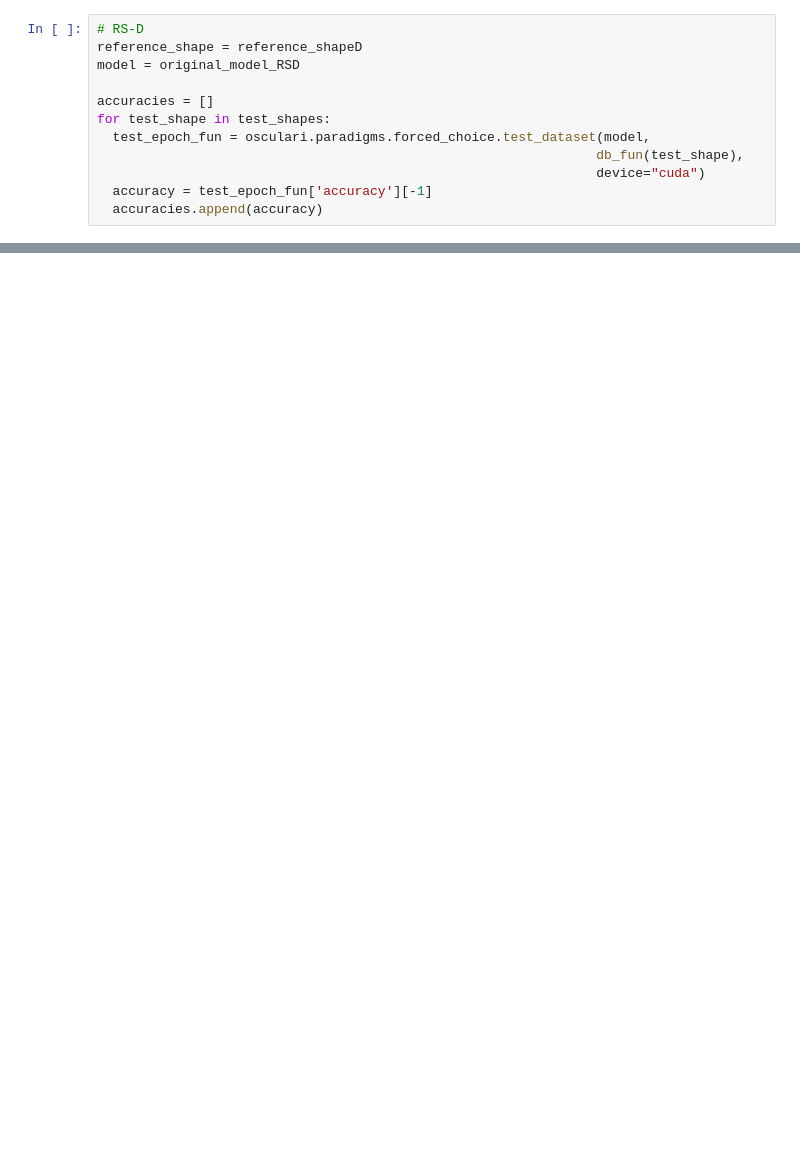
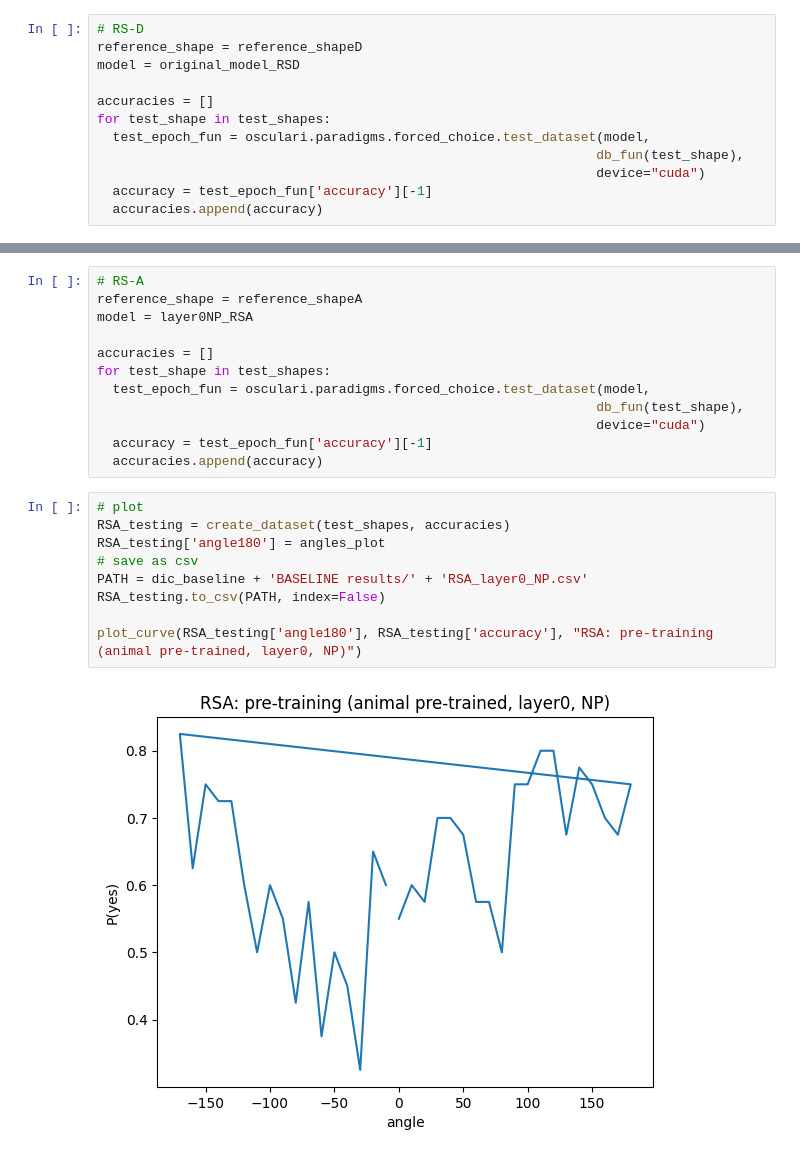
Before and after one commit to AnaBelenCarbajal/Thesis, a Jupyter notebook: Baseline_catLearningTask_FINAL.ipynb, the cells around one changed output, grey strips where cells are left out. Drawn from its saved outputs; the diff is of its cells as text; blank space fills up the shorter version.

```diff
--- a/Baseline_catLearningTask_FINAL.ipynb
+++ b/Baseline_catLearningTask_FINAL.ipynb
@@ -1029,0 +1040,23 @@ layer0NP_RSD.load_state_dict(weights_layer0_NP)
+# %%
+# RS-A
+reference_shape = reference_shapeA
+model = layer0NP_RSA
+
+accuracies = []
+for test_shape in test_shapes:
+  test_epoch_fun = osculari.paradigms.forced_choice.test_dataset(model,
+                                                                db_fun(test_shape),
+                                                                device="cuda")
+  accuracy = test_epoch_fun['accuracy'][-1]
+  accuracies.append(accuracy)
+# %%
+# plot
+RSA_testing = create_dataset(test_shapes, accuracies)
+RSA_testing['angle180'] = angles_plot
+# save as csv
+PATH = dic_baseline + 'BASELINE results/' + 'RSA_layer0_NP.csv'
+RSA_testing.to_csv(PATH, index=False)
+
+plot_curve(RSA_testing['angle180'], RSA_testing['accuracy'], "RSA: pre-training (animal pre-trained, layer0, NP)")
+# %% [output]
+[figure, added]
```
Also changed, not shown: parts of 11 cells of this notebook.
